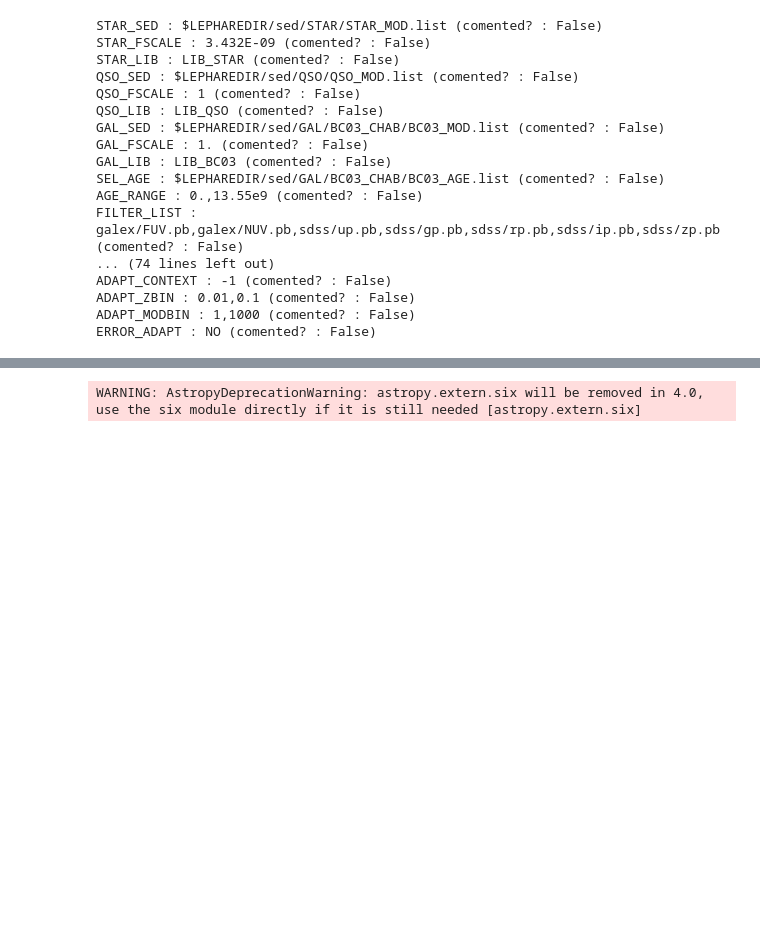
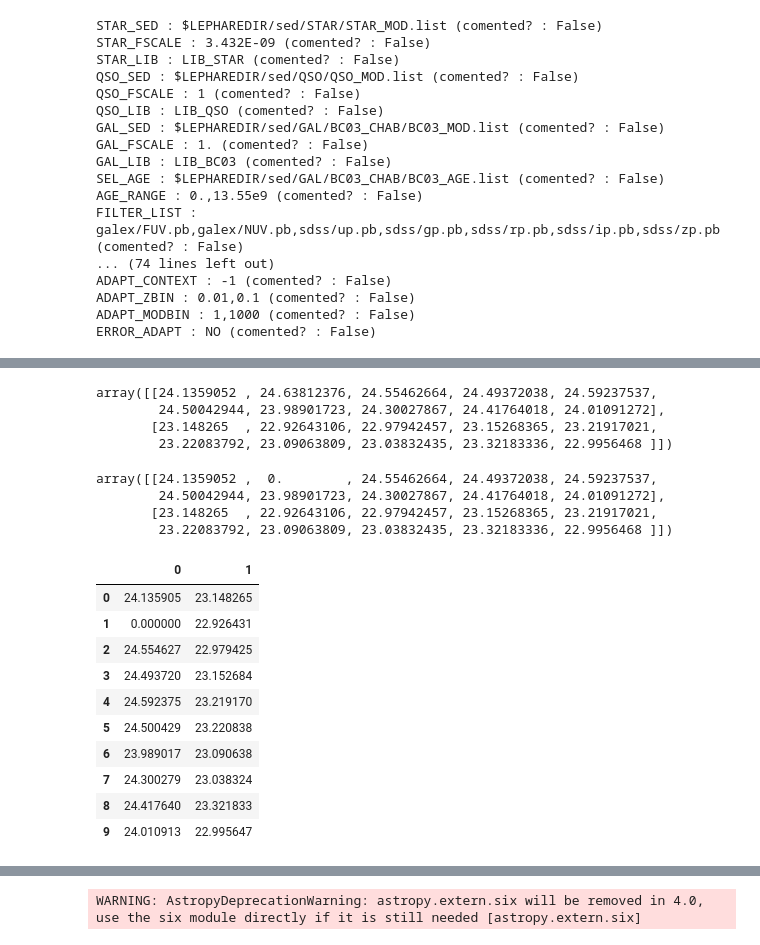
Before and after one commit to MartinBriday/pylephare, a Jupyter notebook: notebooks/test_lephare.ipynb, the cells around one changed output, grey strips where cells are left out. Drawn from its saved outputs; the diff is of its cells as text; code cells hidden in the pictures; blank space fills up the shorter version.

```diff
--- a/notebooks/test_lephare.ipynb
+++ b/notebooks/test_lephare.ipynb
@@ -57,3 +57,6 @@ test_fit.run_mag_star()
 test_fit.run_mag_gal()
 # %%
 test_fit.run_zphota()
+# %%
+testd = test_fit._get_data_()
+testd
@@ -59,0 +66,32 @@ test_fit.run_zphota()
+# %%
+testr = np.random.normal(loc=[testd["mag_0"], testd["mag_1"]],
+                         scale=[testd["mag_0.err"], testd["mag_1.err"]], size=(2,10))
+testr
+# %% [output]
+array([[24.1359052 , 24.63812376, 24.55462664, 24.49372038, 24.59237537,
+        24.50042944, 23.98901723, 24.30027867, 24.41764018, 24.01091272],
+       [23.148265  , 22.92643106, 22.97942457, 23.15268365, 23.21917021,
+        23.22083792, 23.09063809, 23.03832435, 23.32183336, 22.9956468 ]])
+# %%
+testr[0,1] = 0
+testr
+# %% [output]
+array([[24.1359052 ,  0.        , 24.55462664, 24.49372038, 24.59237537,
+        24.50042944, 23.98901723, 24.30027867, 24.41764018, 24.01091272],
+       [23.148265  , 22.92643106, 22.97942457, 23.15268365, 23.21917021,
+        23.22083792, 23.09063809, 23.03832435, 23.32183336, 22.9956468 ]])
+# %%
+testr = pandas.DataFrame(testr.T)
+testr
+# %% [output]
+|  | 0 | 1 |
+| 0 | 24.135905 | 23.148265 |
+| 1 | 0.000000 | 22.926431 |
+| 2 | 24.554627 | 22.979425 |
+| 3 | 24.493720 | 23.152684 |
+| 4 | 24.592375 | 23.219170 |
+| 5 | 24.500429 | 23.220838 |
+| 6 | 23.989017 | 23.090638 |
+| 7 | 24.300279 | 23.038324 |
+| 8 | 24.417640 | 23.321833 |
+| 9 | 24.010913 | 22.995647 |
```
Also changed, not shown: parts of 5 cells of this notebook, 3 other files.
